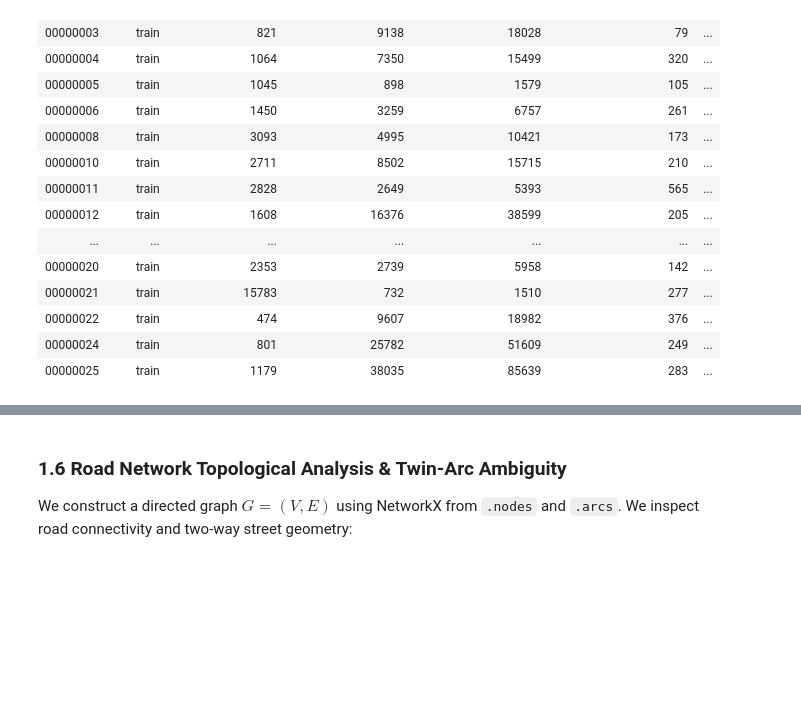
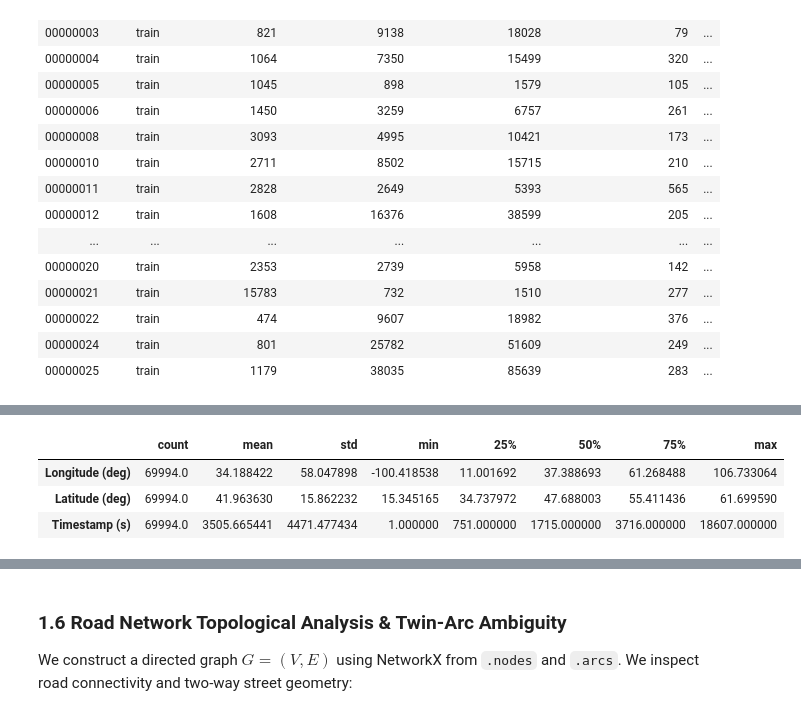
Before and after one commit to KN15-git/Path_snap_54, a Jupyter notebook: PathSnap_Complete_Master_Notebook.ipynb, the cells around one changed output, grey strips where cells are left out. Cells and saved outputs as stored; diff of their text form; code cells hidden in the pictures; blank space fills up the shorter version.

```diff
--- a/PathSnap_Complete_Master_Notebook.ipynb
+++ b/PathSnap_Complete_Master_Notebook.ipynb
@@ -92,0 +96,12 @@ Training Partition: 80 trips | Student-Test Partition: 10 trips -> ['00000000',
+# %%
+df_gps_desc = pd.DataFrame({
+    'Longitude (deg)': all_lons,
+    'Latitude (deg)': all_lats,
+    'Timestamp (s)': all_times
+}).describe().T[['count', 'mean', 'std', 'min', '25%', '50%', '75%', 'max']]
+display(df_gps_desc)
+# %% [output]
+|  | count | mean | std | min | 25% | 50% | 75% | max |
+| Longitude (deg) | 69994.0 | 34.188422 | 58.047898 | -100.418538 | 11.001692 | 37.388693 | 61.268488 | 106.733064 |
+| Latitude (deg) | 69994.0 | 41.963630 | 15.862232 | 15.345165 | 34.737972 | 47.688003 | 55.411436 | 61.699590 |
+| Timestamp (s) | 69994.0 | 3505.665441 | 4471.477434 | 1.000000 | 751.000000 | 1715.000000 | 3716.000000 | 18607.000000 |
```
Also changed, not shown: parts of 20 cells of this notebook, 1 other file.
